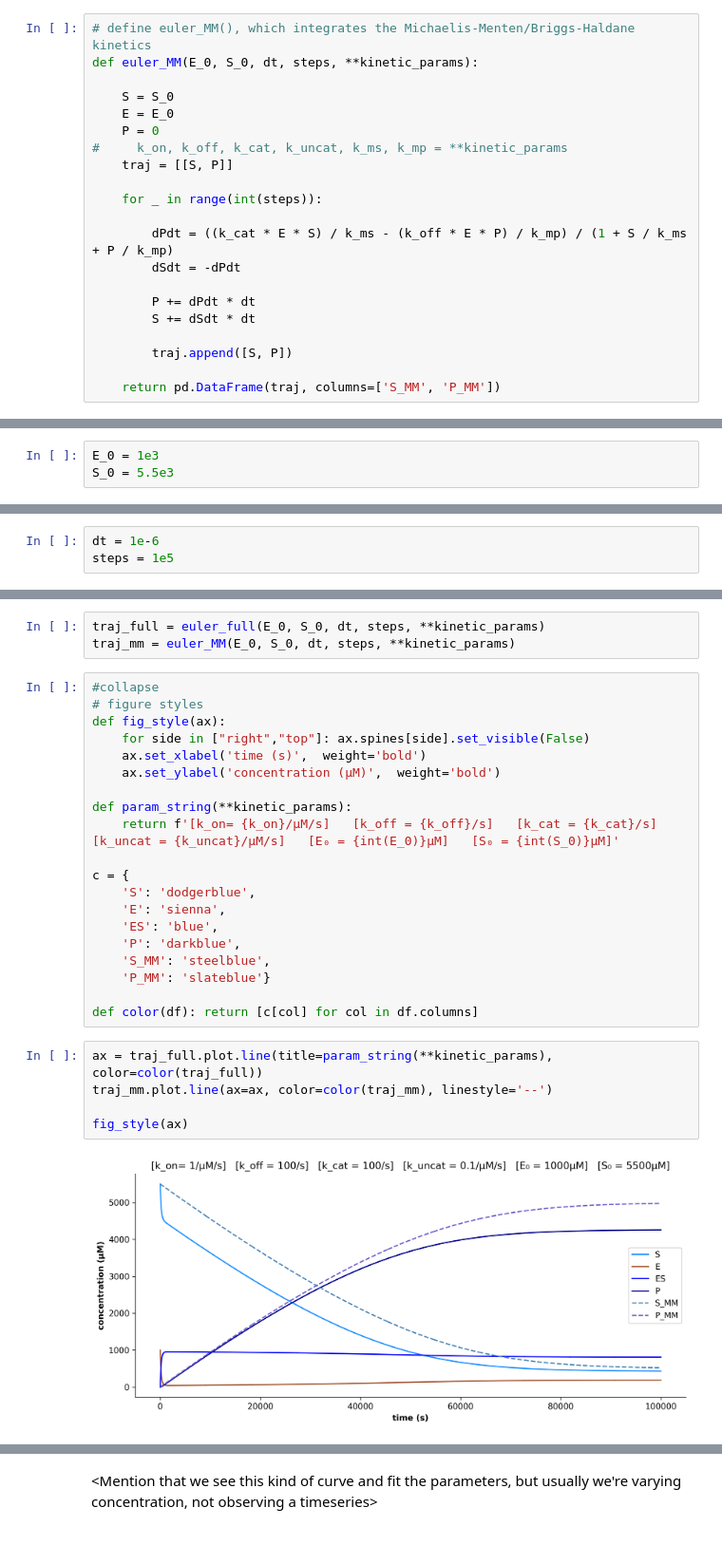
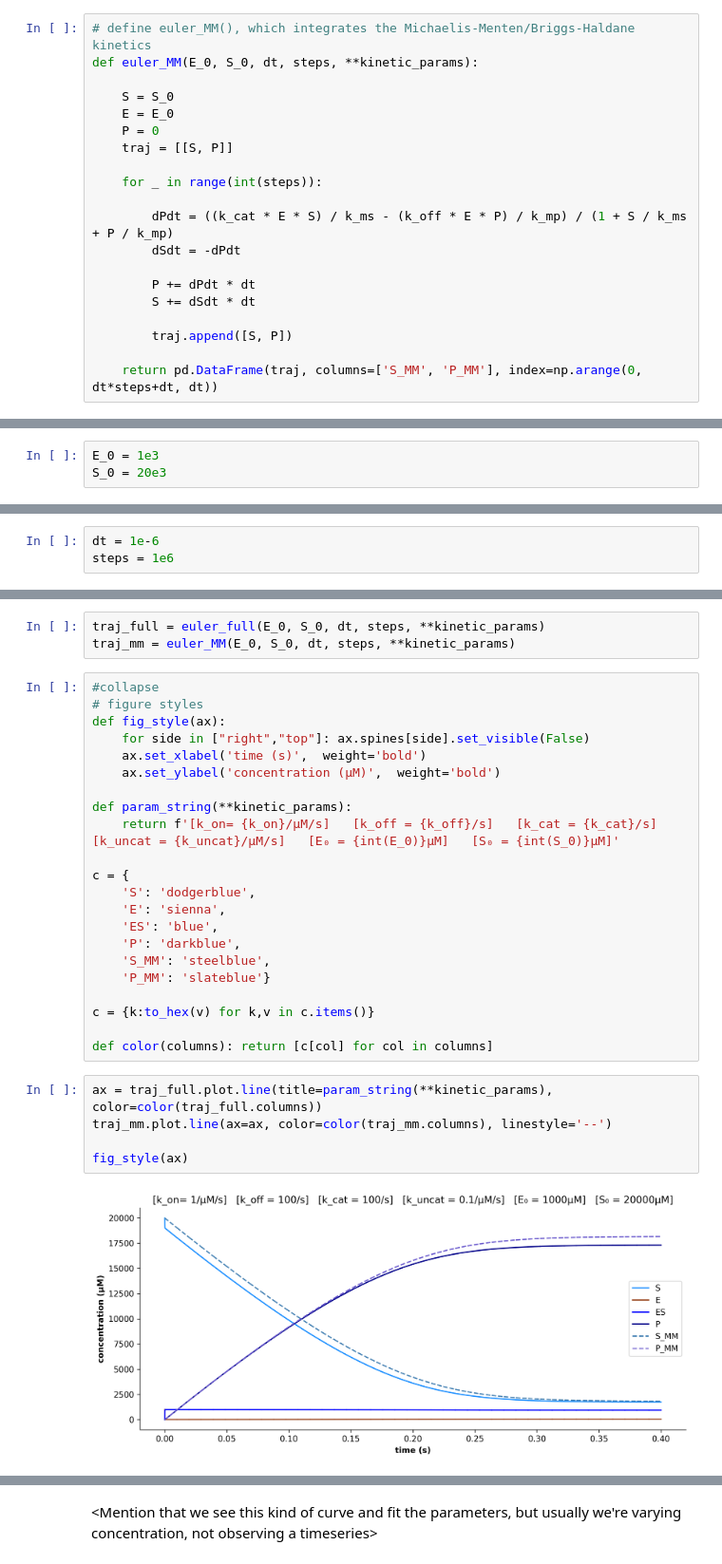
Before and after one commit to alexlenail/back_of_my_envelope, a Jupyter notebook: _notebooks/Enzyme-Kinetic-Parameter-Inference.ipynb, the cells around one changed output, grey strips where cells are left out. Shown at 95% size. Saved outputs shown, nothing was run; the diff lists cells and outputs as text.

```diff
--- a/_notebooks/Enzyme-Kinetic-Parameter-Inference.ipynb
+++ b/_notebooks/Enzyme-Kinetic-Parameter-Inference.ipynb
@@ -232,7 +234,6 @@ def euler_MM(E_0, S_0, dt, steps, **kinetic_params):
     S = S_0
     E = E_0
     P = 0
-#     k_on, k_off, k_cat, k_uncat, k_ms, k_mp = **kinetic_params
     traj = [[S, P]]
 
     for _ in range(int(steps)):
@@ -245,5 +246,5 @@ def euler_MM(E_0, S_0, dt, steps, **kinetic_params):
 
         traj.append([S, P])
 
-    return pd.DataFrame(traj, columns=['S_MM', 'P_MM'])
+    return pd.DataFrame(traj, columns=['S_MM', 'P_MM'], index=np.arange(0, dt*steps+dt, dt))
 # %% [markdown]
@@ -254,4 +255,4 @@ In order to produce a trajectory, we need to set **initial conditions**. We'll i
 # %%
 E_0 = 1e3
-S_0 = 5.5e3
+S_0 = 20e3
 # %% [markdown]
@@ -260,4 +261,4 @@ S_0 = 5.5e3
 We also need to set the step size for our numerical integration, and the number of steps:
 # %%
 dt = 1e-6
-steps = 1e5
+steps = 1e6
@@ -283,11 +286,13 @@ c = {
     'S_MM': 'steelblue',
     'P_MM': 'slateblue'}
 
-def color(df): return [c[col] for col in df.columns]
+c = {k:to_hex(v) for k,v in c.items()}
+
+def color(columns): return [c[col] for col in columns]
 # %%
-ax = traj_full.plot.line(title=param_string(**kinetic_params), color=color(traj_full))
-traj_mm.plot.line(ax=ax, color=color(traj_mm), linestyle='--')
+ax = traj_full.plot.line(title=param_string(**kinetic_params), color=color(traj_full.columns))
+traj_mm.plot.line(ax=ax, color=color(traj_mm.columns), linestyle='--')
 
 fig_style(ax)
 # %% [output]
-[figure, old version]
+[figure, new version]
```
Also changed, not shown: parts of 49 cells of this notebook.
